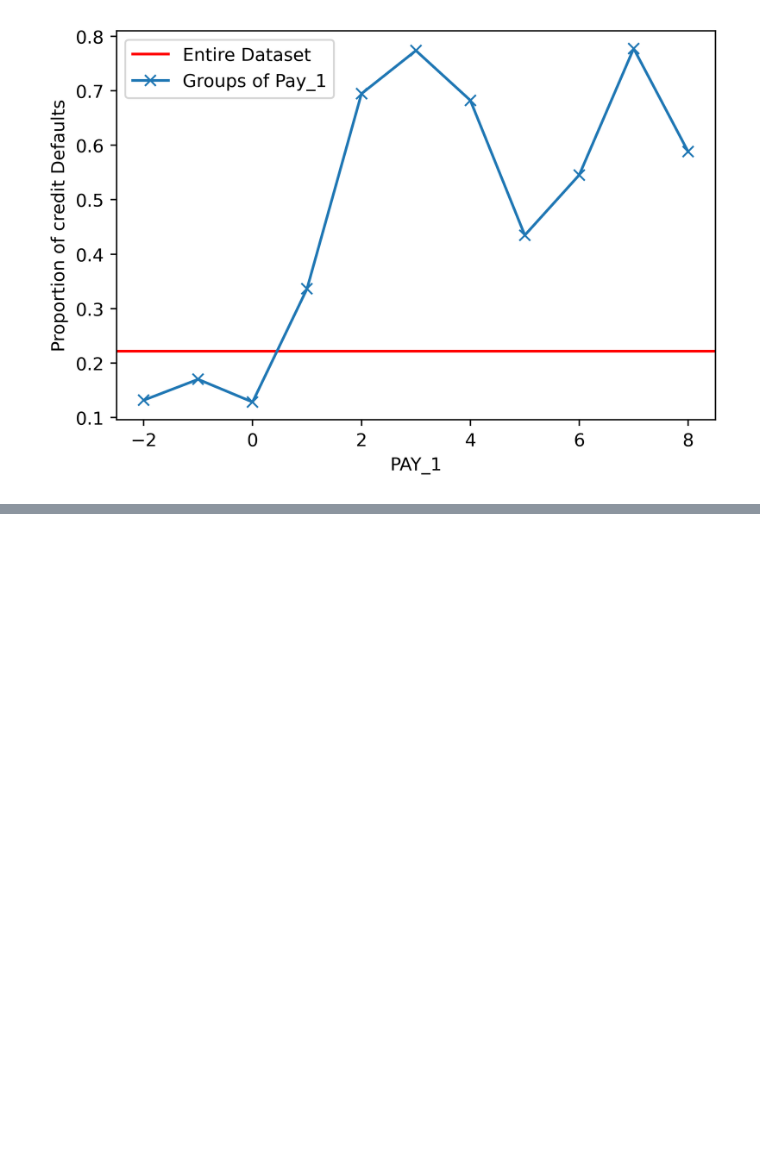
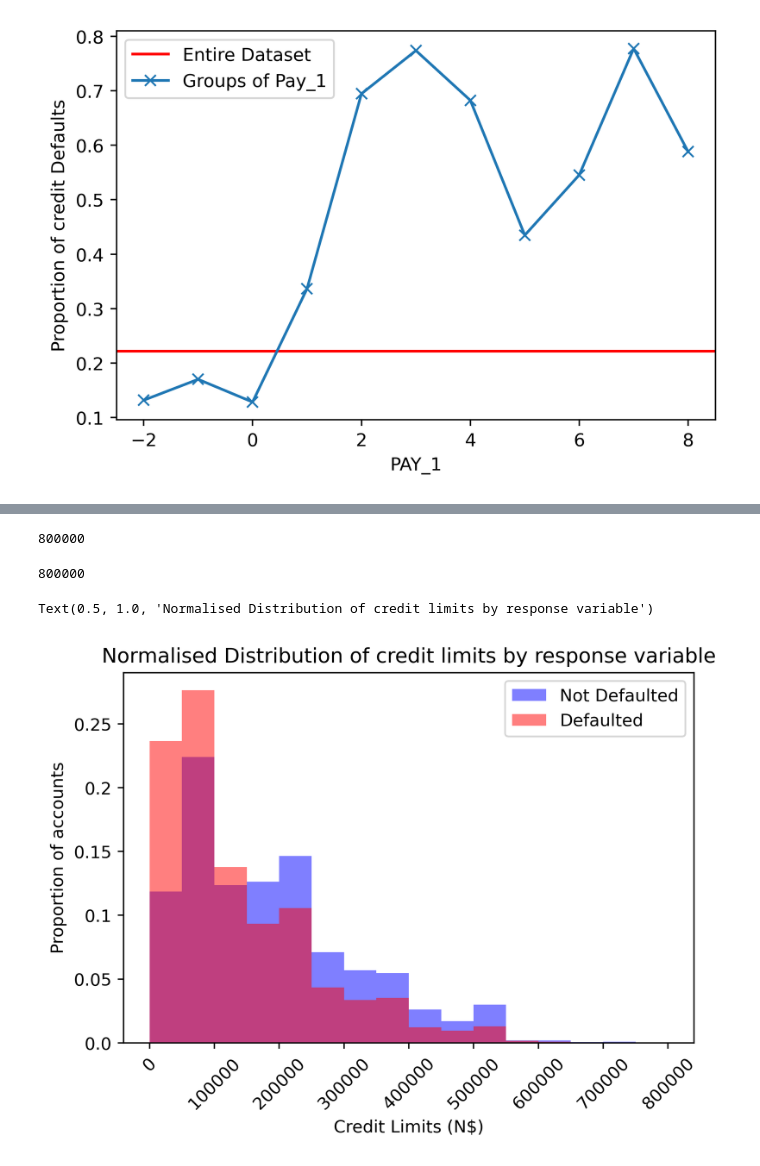
Before and after one commit to niall1994/Learning-Python, a Jupyter notebook: Chapter 3 - Details of Logistic Regression/Details of Logistic Regression.ipynb, the cells around one changed output, grey strips where cells are left out. Cells and saved outputs as stored; diff of their text form; code cells hidden in the pictures; blank space fills up the shorter version.

```diff
--- a/Chapter 3 - Details of Logistic Regression/Details of Logistic Regression.ipynb
+++ b/Chapter 3 - Details of Logistic Regression/Details of Logistic Regression.ipynb
@@ -174,0 +177,25 @@ Text(0, 0.5, 'Number of Accounts')
+# %%
+bin_edges = list(range(0,850000,50000))
+print(bin_edges[-1])
+# %% [output]
+800000
+# %%
+df["LIMIT_BAL"].max()
+# %% [output]
+800000
+# %%
+# Normalised Histogram
+mpl.rcParams["figure.dpi"] = 400
+axes_2 = plt.axes()
+axes_2.hist(df.loc[neg_mask, "LIMIT_BAL"], bins = bin_edges, alpha = 0.5, density = True, color = "blue")
+axes_2.hist(df.loc[pos_mask, "LIMIT_BAL"], bins = bin_edges, alpha = 0.5, density = True, color = "red")
+axes_2.tick_params(axis = "x", labelrotation = 45)
+axes_2.set_xlabel("Credit Limits (N$)")
+axes_2.set_ylabel("Proportion of accounts")
+y_ticks = axes_2.get_yticks()
+axes_2.set_yticklabels(np.round(y_ticks*50000,2))
+axes_2.legend(["Not Defaulted", "Defaulted"])
+axes_2.set_title("Normalised Distribution of credit limits by response variable")
+# %% [output]
+Text(0.5, 1.0, 'Normalised Distribution of credit limits by response variable')
+[figure, added]
```
Also changed, not shown: parts of 37 cells of this notebook.
